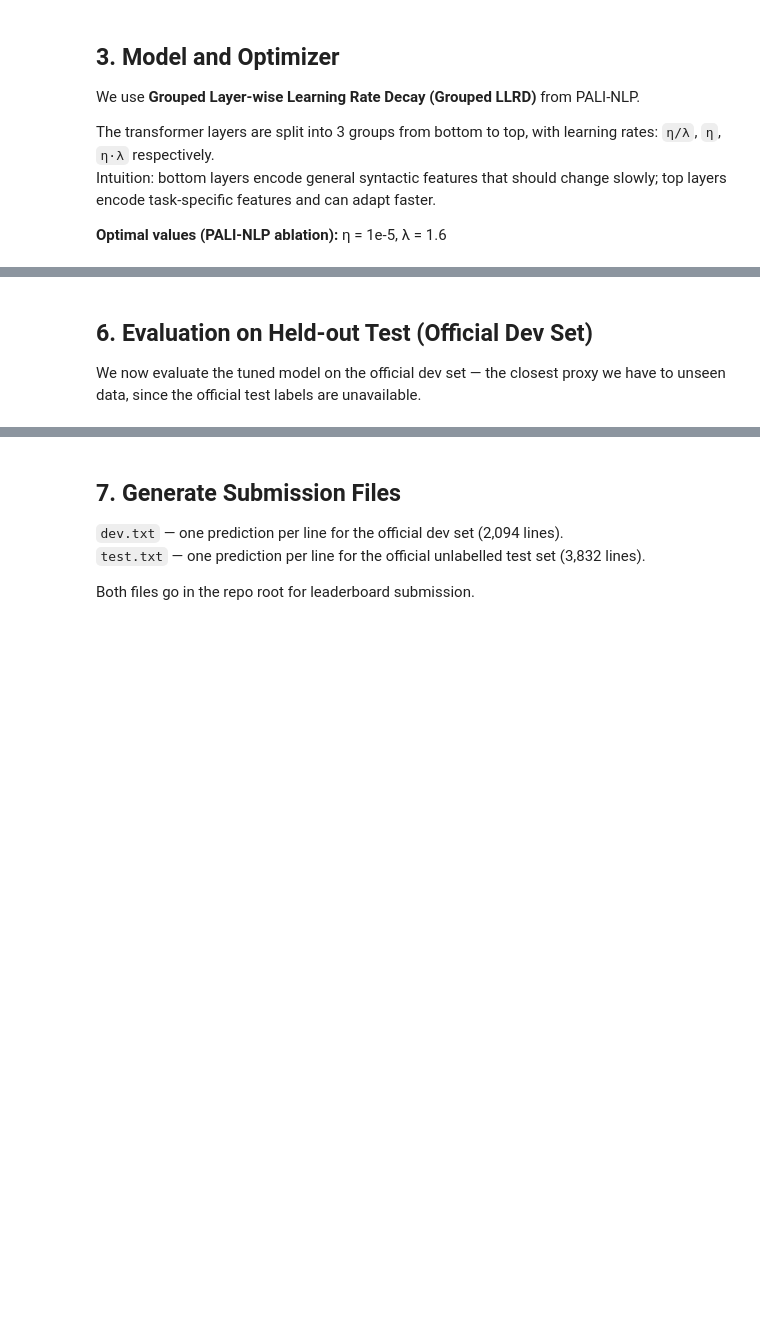
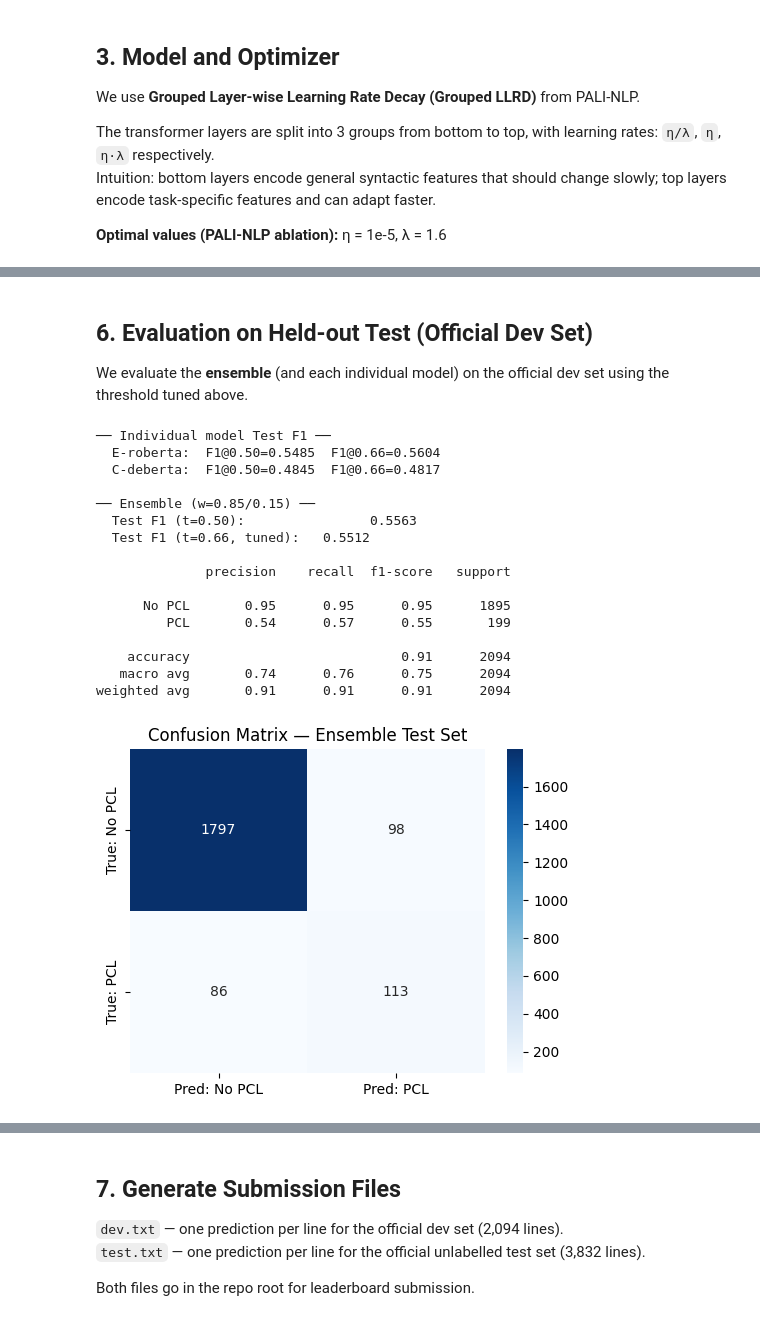
Before and after one commit to darius024/pcl-classifier, a Jupyter notebook: notebooks/model.ipynb, the cells around one changed output, grey strips where cells are left out. Saved outputs shown, nothing was run; the diff lists cells and outputs as text; code cells hidden in the pictures; blank space fills up the shorter version.

```diff
--- a/notebooks/model.ipynb
+++ b/notebooks/model.ipynb
@@ -426,27 +617,68 @@ print(f"Best threshold: {BEST_THRESHOLD:.2f}  →  Val F1: {best_f1_at_t:.4f}")
 # %% [markdown]
 ## 6. Evaluation on Held-out Test (Official Dev Set)
 
-We now evaluate the tuned model on the official dev set — the closest proxy
-we have to unseen data, since the official test labels are unavailable.
+We evaluate the **ensemble** (and each individual model) on the official dev set using the threshold tuned above.
 # %%
-test_probs, test_labels, test_f1_default = evaluate(model, test_loader, threshold=0.5)
-_, _, test_f1_tuned = evaluate(model, test_loader, threshold=BEST_THRESHOLD)
-test_preds = (test_probs >= BEST_THRESHOLD).astype(int)
+# ── Collect test probs from best seed of each model ──────────────────────────────────
+test_probs_per_model = {}
+test_labels = None
 
-print(f"Test F1 (t=0.50):               {test_f1_default:.4f}")
-print(f"Test F1 (t={BEST_THRESHOLD:.2f}, tuned):  {test_f1_tuned:.4f}")
+for cfg in ENSEMBLE_CONFIGS:
+    tag = cfg["tag"]
+    model_dir = best_seed[tag]["dir"]
+    probs, labels, _ = _load_model_and_get_probs(model_dir, test_dataset)
+    test_probs_per_model[tag] = probs
+    if test_labels is None:
+        test_labels = labels
+
+tags = list(test_probs_per_model.keys())
+ensemble_test_probs = (BEST_W * test_probs_per_model[tags[0]]
+                       + (1.0 - BEST_W) * test_probs_per_model[tags[1]])
+test_preds = (ensemble_test_probs >= BEST_THRESHOLD).astype(int)
+
+# ── Individual model results ─────────────────────────────────────────────
+print("── Individual model Test F1 ──")
+for tag, probs in test_probs_per_model.items():
+    f1_05  = f1_score(test_labels, (probs >= 0.5).astype(int), pos_label=1, zero_division=0)
+    f1_tun = f1_score(test_labels, (probs >= BEST_THRESHOLD).astype(int), pos_label=1, zero_division=0)
+    print(f"  {tag}:  F1@0.50={f1_05:.4f}  F1@{BEST_THRESHOLD:.2f}={f1_tun:.4f}")
+
+# ── Ensemble results ─────────────────────────────────────────────────────
+ens_f1_05  = f1_score(test_labels, (ensemble_test_probs >= 0.5).astype(int), pos_label=1, zero_division=0)
+ens_f1_tun = f1_score(test_labels, test_preds, pos_label=1, zero_division=0)
+
+print(f"\n── Ensemble (w={BEST_W:.2f}/{1-BEST_W:.2f}) ──")
+print(f"  Test F1 (t=0.50):                {ens_f1_05:.4f}")
+print(f"  Test F1 (t={BEST_THRESHOLD:.2f}, tuned):   {ens_f1_tun:.4f}")
 print()
 print(classification_report(test_labels, test_preds, target_names=["No PCL", "PCL"]))
 
-# Confusion matrix
 cm = confusion_matrix(test_labels, test_preds)
 plt.figure(figsize=(5, 4))
 sns.heatmap(cm, annot=True, fmt="d", cmap="Blues",
             xticklabels=["Pred: No PCL", "Pred: PCL"],
             yticklabels=["True: No PCL", "True: PCL"])
-plt.title("Confusion Matrix — Test Set")
+plt.title("Confusion Matrix — Ensemble Test Set")
 plt.tight_layout()
 plt.show()
+# %% [output]
+── Individual model Test F1 ──
+  E-roberta:  F1@0.50=0.5485  F1@0.66=0.5604
+  C-deberta:  F1@0.50=0.4845  F1@0.66=0.4817
+
+── Ensemble (w=0.85/0.15) ──
+  Test F1 (t=0.50):                0.5563
+  Test F1 (t=0.66, tuned):   0.5512
+
+              precision    recall  f1-score   support
+
+      No PCL       0.95      0.95      0.95      1895
+         PCL       0.54      0.57      0.55       199
+
+    accuracy                           0.91      2094
+   macro avg       0.74      0.76      0.75      2094
+weighted avg       0.91      0.91      0.91      2094
+[figure, added]
 # %%
 test_df_eval = test_df.copy()
 test_df_eval["pred"]  = test_preds
```
Also changed, not shown: parts of 14 cells of this notebook, 1 other file.
